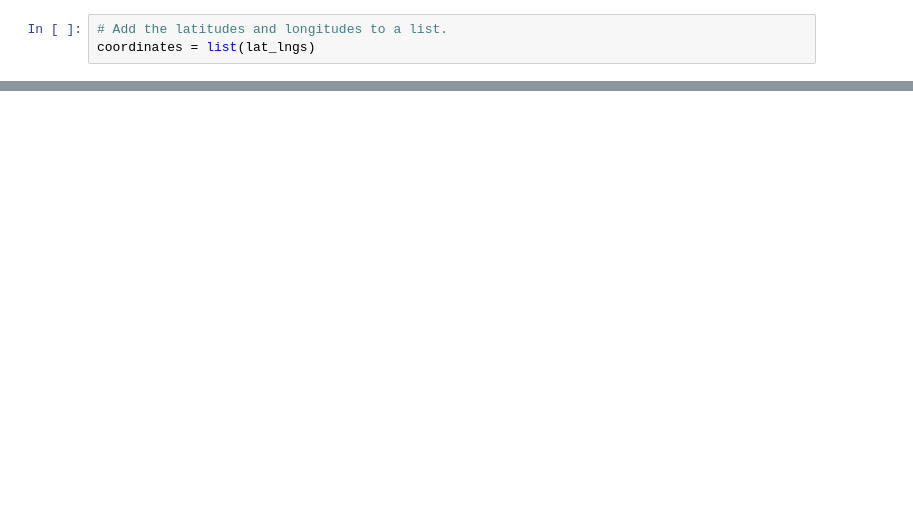
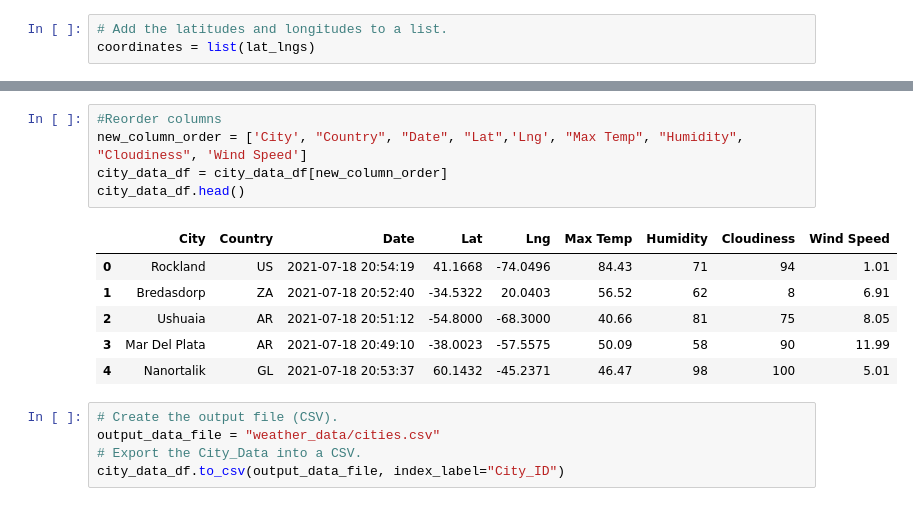
Before and after one commit to Summer-Bell/World_Weather_Analysis, a Jupyter notebook: WeatherPy.ipynb, the cells around one changed output, grey strips where cells are left out. Cells and saved outputs as stored; diff of their text form; blank space fills up the shorter version.

```diff
--- a/WeatherPy.ipynb
+++ b/WeatherPy.ipynb
@@ -47,0 +138,17 @@ len(cities)
+# %%
+#Reorder columns
+new_column_order = ['City', "Country", "Date", "Lat",'Lng', "Max Temp", "Humidity", "Cloudiness", 'Wind Speed']
+city_data_df = city_data_df[new_column_order]
+city_data_df.head()
+# %% [output]
+|  | City | Country | Date | Lat | Lng | Max Temp | Humidity | Cloudiness | Wind Speed |
+| 0 | Rockland | US | 2021-07-18 20:54:19 | 41.1668 | -74.0496 | 84.43 | 71 | 94 | 1.01 |
+| 1 | Bredasdorp | ZA | 2021-07-18 20:52:40 | -34.5322 | 20.0403 | 56.52 | 62 | 8 | 6.91 |
+| 2 | Ushuaia | AR | 2021-07-18 20:51:12 | -54.8000 | -68.3000 | 40.66 | 81 | 75 | 8.05 |
+| 3 | Mar Del Plata | AR | 2021-07-18 20:49:10 | -38.0023 | -57.5575 | 50.09 | 58 | 90 | 11.99 |
+| 4 | Nanortalik | GL | 2021-07-18 20:53:37 | 60.1432 | -45.2371 | 46.47 | 98 | 100 | 5.01 |
+# %%
+# Create the output file (CSV).
+output_data_file = "weather_data/cities.csv"
+# Export the City_Data into a CSV.
+city_data_df.to_csv(output_data_file, index_label="City_ID")
```
Also changed, not shown: parts of 8 cells of this notebook.
